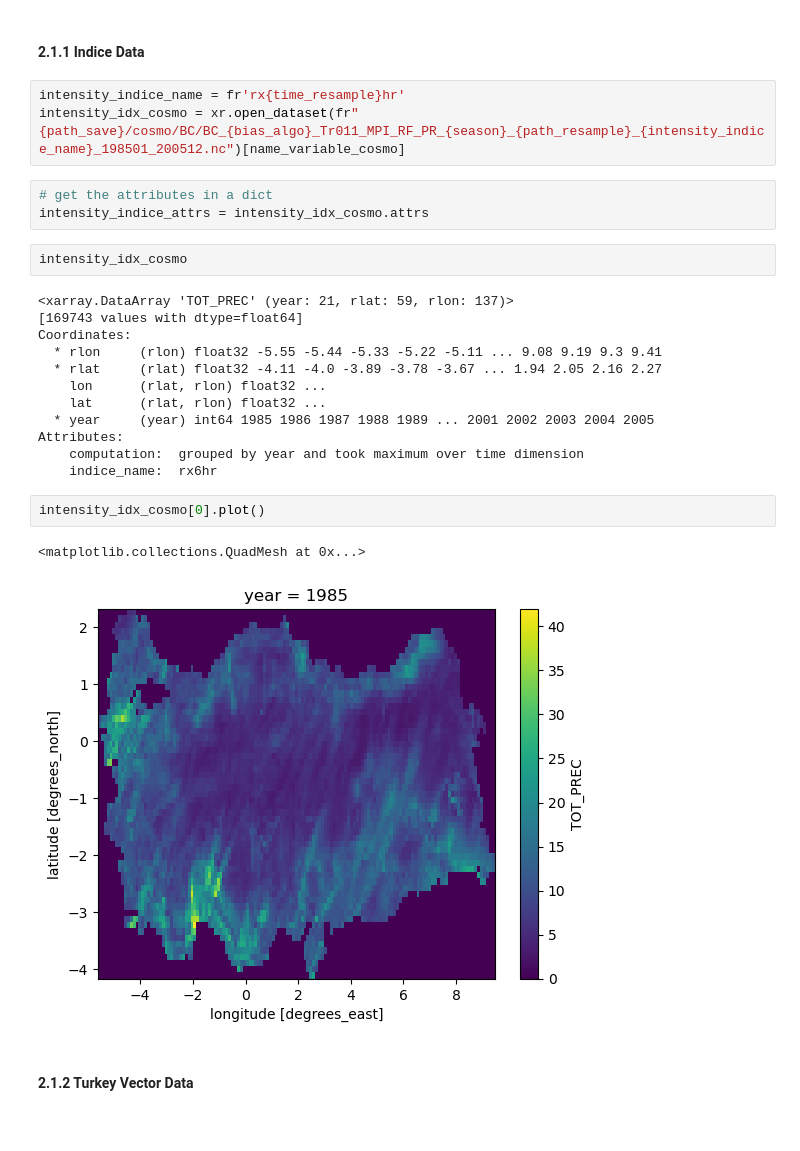
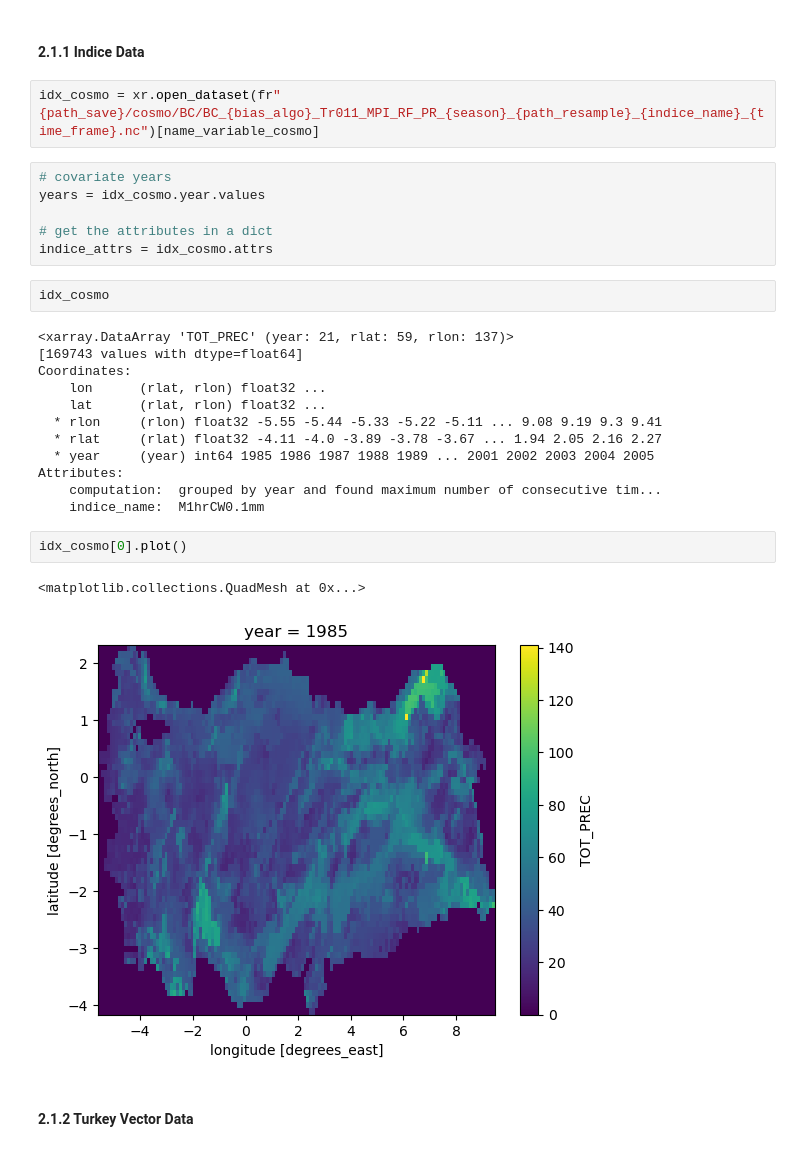
Before and after one commit to donmezkutay/msc-thesis-codes, a Jupyter notebook: BC_gev.ipynb, the cells around one changed output. Drawn from its saved outputs; the diff is of its cells as text.

```diff
--- a/BC_gev.ipynb
+++ b/BC_gev.ipynb
@@ -52,30 +158,32 @@ NameError: name 'np' is not defined
 # %% [markdown]
 #### 2.1.1 Indice Data
 # %%
-intensity_indice_name = fr'rx{time_resample}hr'
-intensity_idx_cosmo = xr.open_dataset(fr"{path_save}/cosmo/BC/BC_{bias_algo}_Tr011_MPI_RF_PR_{season}_{path_resample}_{intensity_indice_name}_198501_200512.nc")[name_variable_cosmo]
+idx_cosmo = xr.open_dataset(fr"{path_save}/cosmo/BC/BC_{bias_algo}_Tr011_MPI_RF_PR_{season}_{path_resample}_{indice_name}_{time_frame}.nc")[name_variable_cosmo]
 # %%
+# covariate years
+years = idx_cosmo.year.values
+
 # get the attributes in a dict
-intensity_indice_attrs = intensity_idx_cosmo.attrs
+indice_attrs = idx_cosmo.attrs
 # %%
-intensity_idx_cosmo
+idx_cosmo
 # %% [output]
 <xarray.DataArray 'TOT_PREC' (year: 21, rlat: 59, rlon: 137)>
 [169743 values with dtype=float64]
 Coordinates:
+    lon      (rlat, rlon) float32 ...
+    lat      (rlat, rlon) float32 ...
   * rlon     (rlon) float32 -5.55 -5.44 -5.33 -5.22 -5.11 ... 9.08 9.19 9.3 9.41
   * rlat     (rlat) float32 -4.11 -4.0 -3.89 -3.78 -3.67 ... 1.94 2.05 2.16 2.27
-    lon      (rlat, rlon) float32 ...
-    lat      (rlat, rlon) float32 ...
   * year     (year) int64 1985 1986 1987 1988 1989 ... 2001 2002 2003 2004 2005
 Attributes:
-    computation:  grouped by year and took maximum over time dimension
-    indice_name:  rx6hr
+    computation:  grouped by year and found maximum number of consecutive tim...
+    indice_name:  M1hrCW0.1mm
 # %%
-intensity_idx_cosmo[0].plot()
+idx_cosmo[0].plot()
 # %% [output]
 <matplotlib.collections.QuadMesh at 0x...>
-[figure, old version]
+[figure, new version]
 # %% [markdown]
 #### 2.1.2 Turkey Vector Data
 # %%
```
Also changed, not shown: parts of 142 cells of this notebook, 1 other file.
